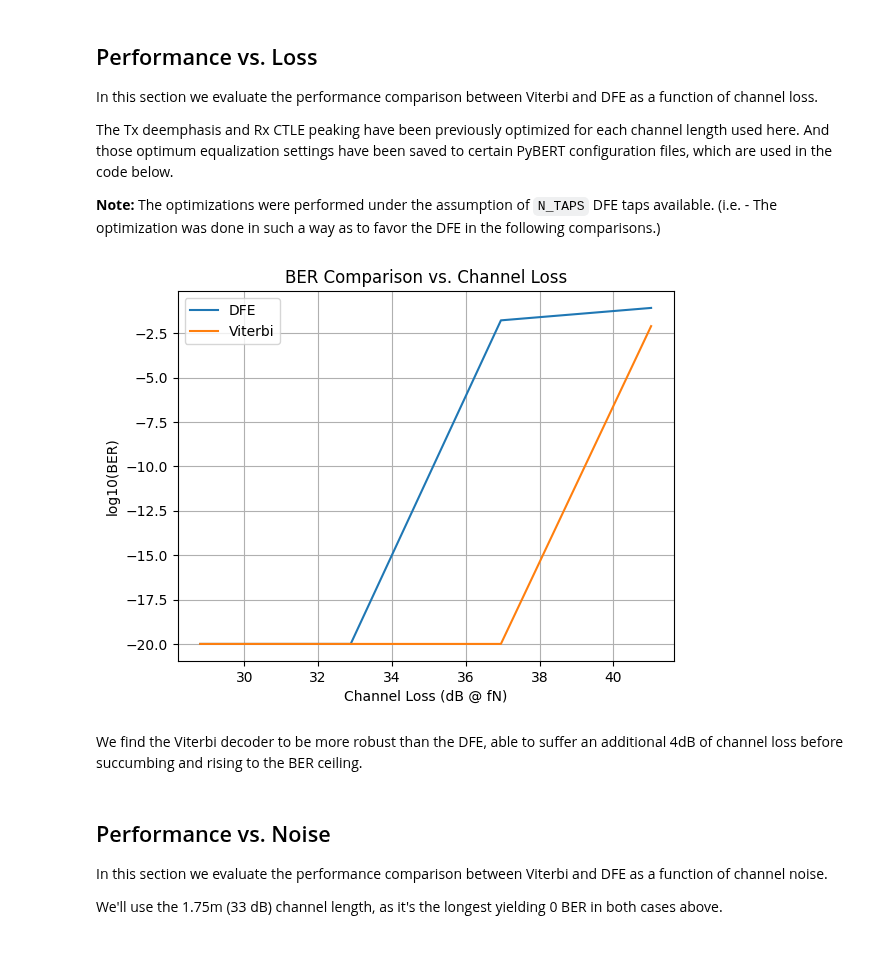
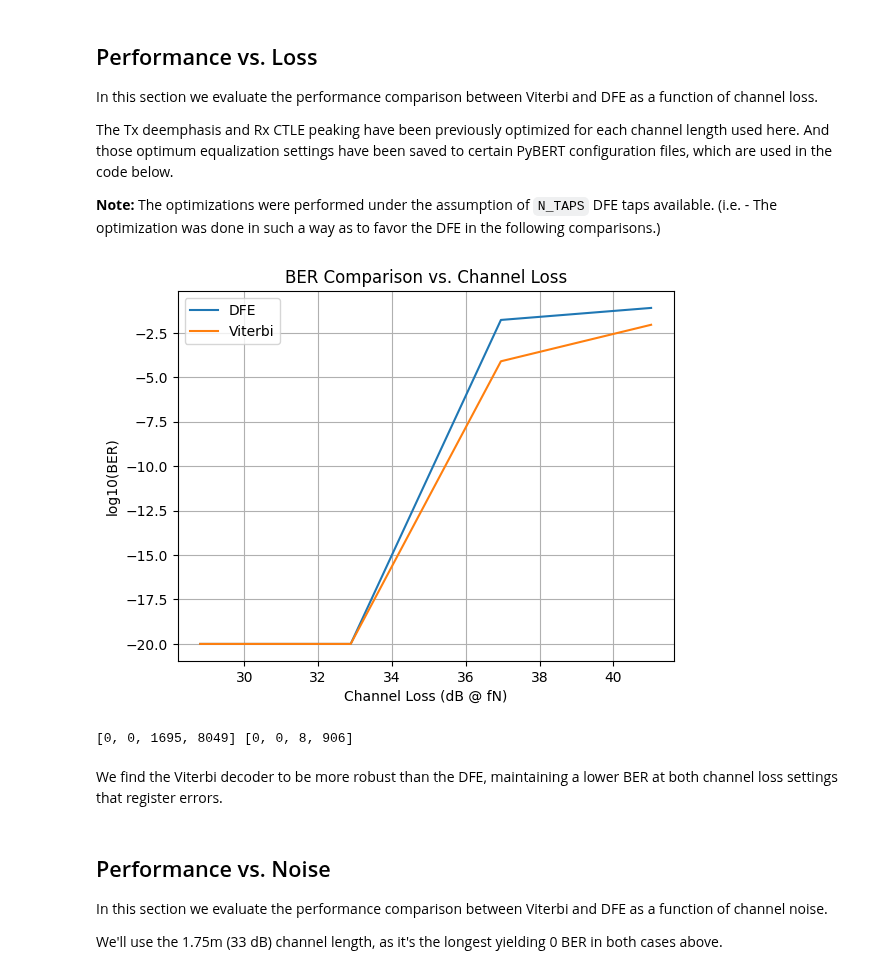
Before and after one commit to capn-freako/PyBERT, a Jupyter notebook: misc/ViterbiTesting/ViterbiTesting.ipynb, the cells around one changed output. Cells and saved outputs as stored; diff of their text form; code cells hidden in the pictures.

Commit message:
`ViterbiTesting` notebook working again, after major restructuring of code in in `models.bert`.

```diff
--- a/misc/ViterbiTesting/ViterbiTesting.ipynb
+++ b/misc/ViterbiTesting/ViterbiTesting.ipynb
@@ -78,33 +78,39 @@ bit_errs_viterbi = []
 chnl_losses      = []
 for cfg_file in ["chnl_1p5.yaml", "chnl_1p75.yaml", "chnl_2p0.yaml", "chnl_2p25.yaml"]:
     thePyBERT.load_configuration(cfg_file)
-    thePyBERT.rx_use_viterbi     = True
     thePyBERT.rx_viterbi_symbols = N_TAPS
     thePyBERT.use_agc = False
     thePyBERT.debug   = False
     thePyBERT.rn = 0.01
     thePyBERT.pn = 0.000
-    thePyBERT.nbits    = 20_000
-    thePyBERT.eye_bits = 10_000
+    thePyBERT.nbits    = 110_000
+    thePyBERT.eye_bits = 100_000
+    thePyBERT.rx_use_viterbi = False
     thePyBERT.simulate(initial_run=False)
     bit_errs_dfe.append(thePyBERT.bit_errs)
-    bit_errs_viterbi.append(thePyBERT.bit_errs_viterbi)
+    thePyBERT.rx_use_viterbi = True
+    thePyBERT.simulate(initial_run=False)
+    bit_errs_viterbi.append(thePyBERT.bit_errs)
     chnl_losses.append(np.abs(thePyBERT.chnl_H[np.where(thePyBERT.f >= (thePyBERT.bit_rate * 1e9 / 2))[0][0]]))
 # %%
 plt.plot(-20 * np.log10(np.array(chnl_losses)),
-         safe_log10(np.array(bit_errs_dfe) / 10_000), label="DFE")
+         safe_log10(np.array(bit_errs_dfe) / 100_000), label="DFE")
 plt.plot(-20 * np.log10(np.array(chnl_losses)),
-         safe_log10(np.array(bit_errs_viterbi) / 10_000), label="Viterbi")
+         safe_log10(np.array(bit_errs_viterbi) / 100_000), label="Viterbi")
 plt.title("BER Comparison vs. Channel Loss")
 plt.xlabel("Channel Loss (dB @ fN)")
 plt.ylabel("log10(BER)")
 plt.grid()
 plt.legend()
 plt.show()
 # %% [output]
-[figure, old version]
+[figure, new version]
+# %%
+print(bit_errs_dfe, bit_errs_viterbi)
+# %% [output]
+[0, 0, 1695, 8049] [0, 0, 8, 906]
 # %% [markdown]
-We find the Viterbi decoder to be more robust than the DFE, able to suffer an additional 4dB of channel loss before succumbing and rising to the BER ceiling.
+We find the Viterbi decoder to be more robust than the DFE, maintaining a lower BER at both channel loss settings that register errors.
 # %% [markdown]
 ## Performance vs. Noise
 
```
Also changed, not shown: parts of 7 cells of this notebook, 5 other files.
